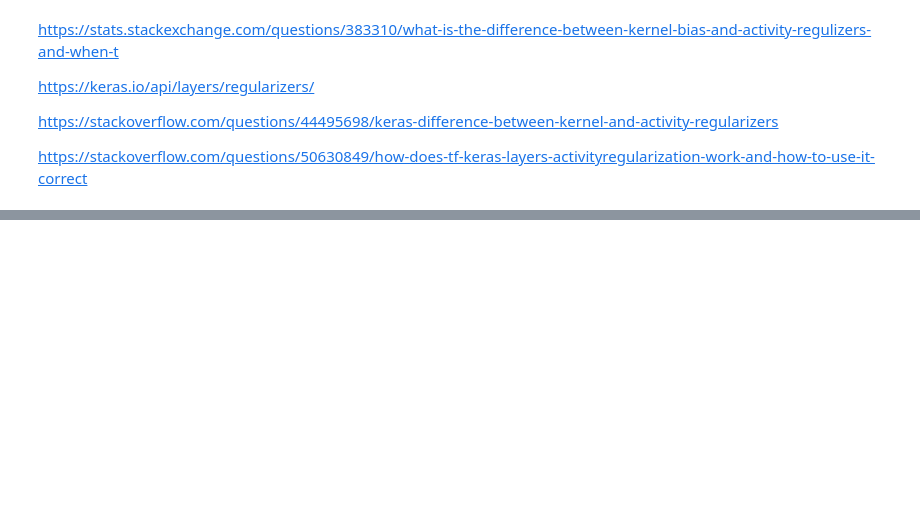
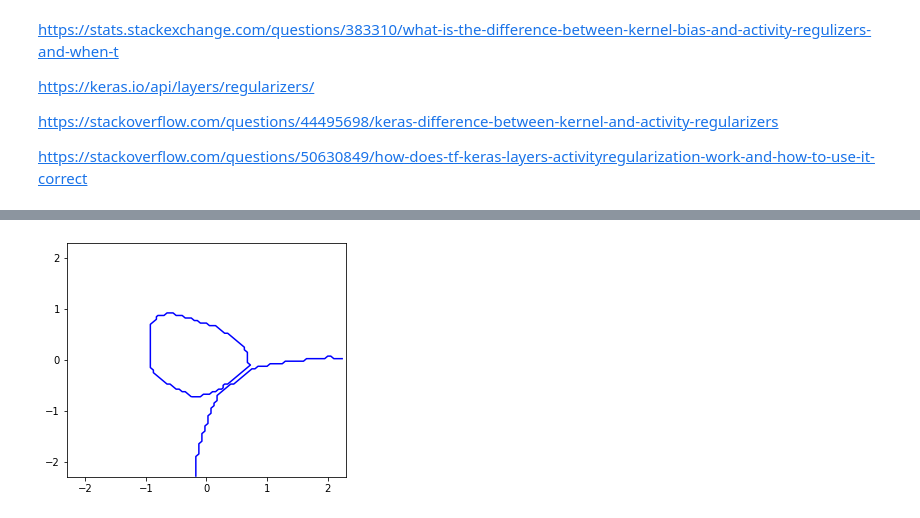
Before and after one commit to evidentiallab/Lunde_Chen_NN_Belief_Reproduction, a Jupyter notebook: NNBelief_neural_network.ipynb, the cells around one changed output, grey strips where cells are left out. Drawn from its saved outputs; the diff is of its cells as text; code cells hidden in the pictures; blank space fills up the shorter version.

```diff
--- a/NNBelief_neural_network.ipynb
+++ b/NNBelief_neural_network.ipynb
@@ -367,4 +421,4 @@ model.compile(loss='categorical_crossentropy',
               optimizer='adam',
               metrics=['accuracy'])
 # %%
-model.fit(X_train, y_train, epochs=1200, batch_size=100)
+model.fit(X_train, y_train, epochs=500, batch_size=100)
@@ -375,13 +452,14 @@ print("Train accuracy:", score[1])
 # %%
-feature_x = np.arange(-2.3, 2.3, 0.1)
-feature_y = np.arange(-2.3, 2.3, 0.1)
+feature_x = np.arange(-2.3, 2.3, 0.05)
+feature_y = np.arange(-2.3, 2.3, 0.05)
 [grid_X, grid_Y] = np.meshgrid(feature_x, feature_y)
 
 list_class_result_x = [[], [], []]
 list_class_result_y = [[], [], []]
 
 def get_predict_result(_px, _py):
-    which = np.argmax(model.predict([[_px, _py]])[0])
+    which = np.argmax(model.predict(
+        scaler.transform([[_px, _py]]))[0])
     list_class_result_x[which].append(_px)
     list_class_result_y[which].append(_py)
     return which + 1
@@ -403,0 +492,11 @@ plt.show()
+# %%
+fig, ax = plt.subplots()
+
+ax.contour(grid_X, grid_Y, Z, levels=[1.5, 2.5, 3.5], colors='b')
+
+fig.set_size_inches(5, 4.3)
+plt.xlim([-2.3, 2.3])
+plt.ylim([-2.3, 2.3])
+plt.show()
+# %% [output]
+[figure, added]
```
Also changed, not shown: parts of 17 cells of this notebook.
